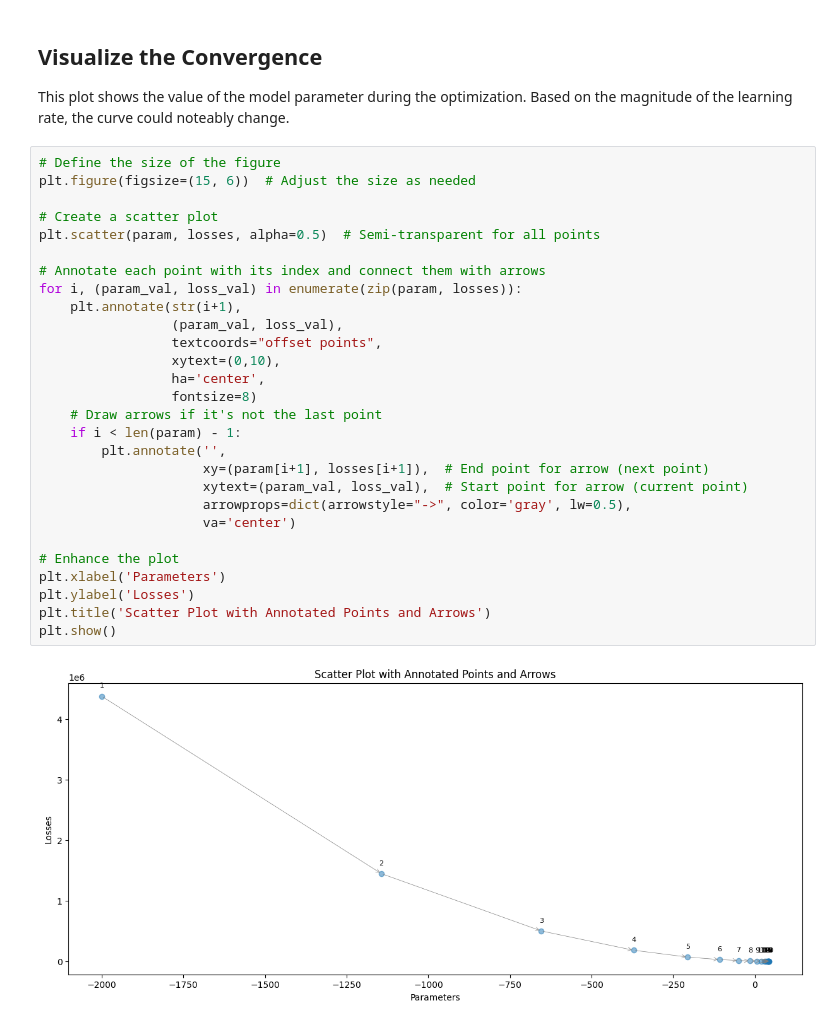
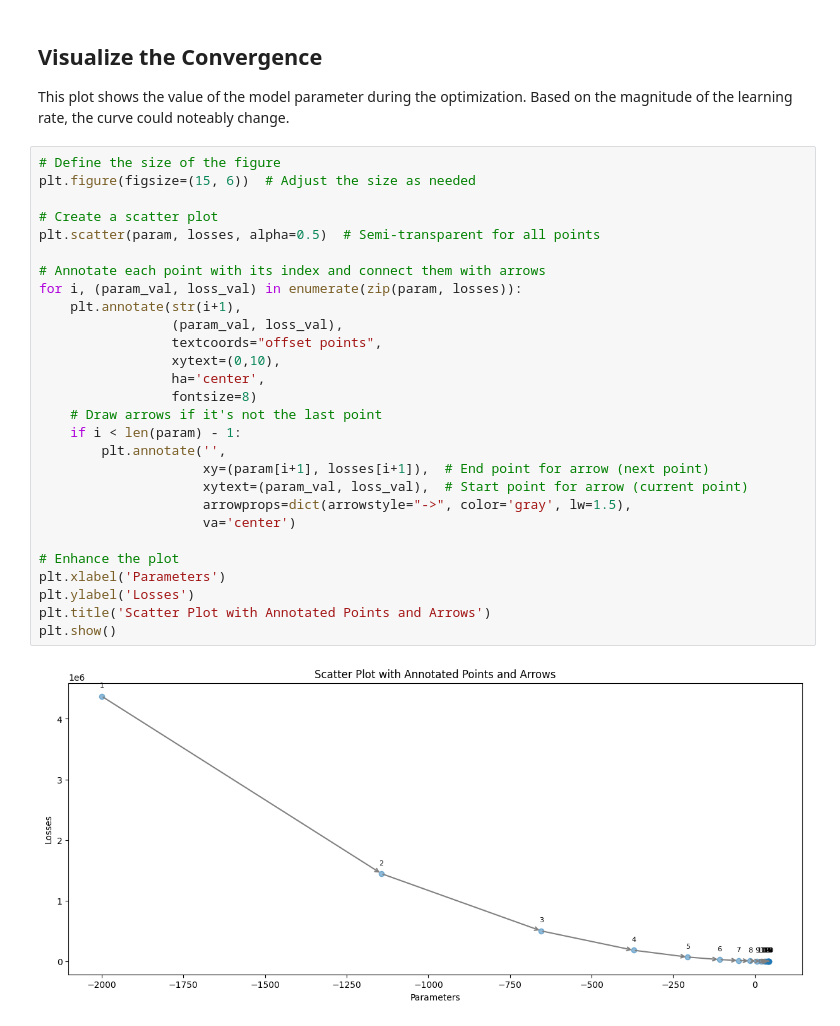
Before and after one commit to Farhad-Davaripour/Linear_regression_Core_Principles, a Jupyter notebook: demo.ipynb, the cells around one changed output. Cells and saved outputs as stored; diff of their text form.

```diff
--- a/demo.ipynb
+++ b/demo.ipynb
@@ -331,30 +334,30 @@ This plot shows the value of the model parameter during the optimization. Based
 # %%
 # Define the size of the figure
 plt.figure(figsize=(15, 6))  # Adjust the size as needed
 
 # Create a scatter plot
 plt.scatter(param, losses, alpha=0.5)  # Semi-transparent for all points
 
 # Annotate each point with its index and connect them with arrows
 for i, (param_val, loss_val) in enumerate(zip(param, losses)):
     plt.annotate(str(i+1),
                  (param_val, loss_val),
                  textcoords="offset points",
                  xytext=(0,10),
                  ha='center',
                  fontsize=8)
     # Draw arrows if it's not the last point
     if i < len(param) - 1:
         plt.annotate('',
                      xy=(param[i+1], losses[i+1]),  # End point for arrow (next point)
                      xytext=(param_val, loss_val),  # Start point for arrow (current point)
-                     arrowprops=dict(arrowstyle="->", color='gray', lw=0.5),
+                     arrowprops=dict(arrowstyle="->", color='gray', lw=1.5),
                      va='center')
 
 # Enhance the plot
 plt.xlabel('Parameters')
 plt.ylabel('Losses')
 plt.title('Scatter Plot with Annotated Points and Arrows')
 plt.show()
 # %% [output]
-[figure, old version]
+[figure, new version]
```
Also changed, not shown: parts of 5 cells of this notebook.
